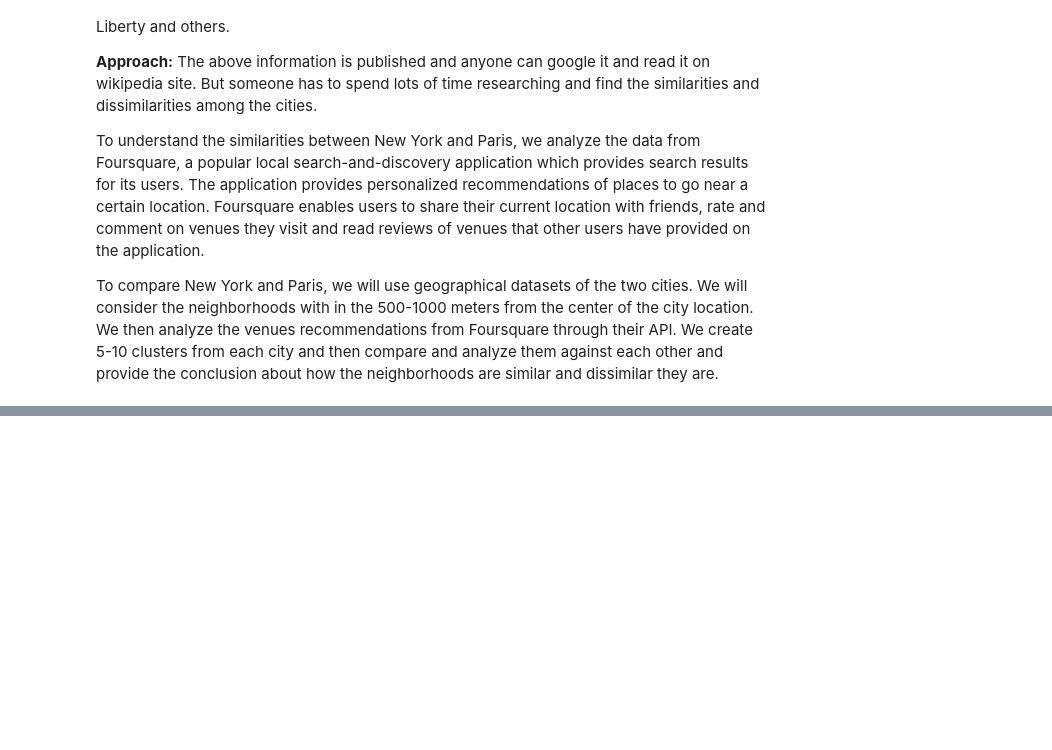
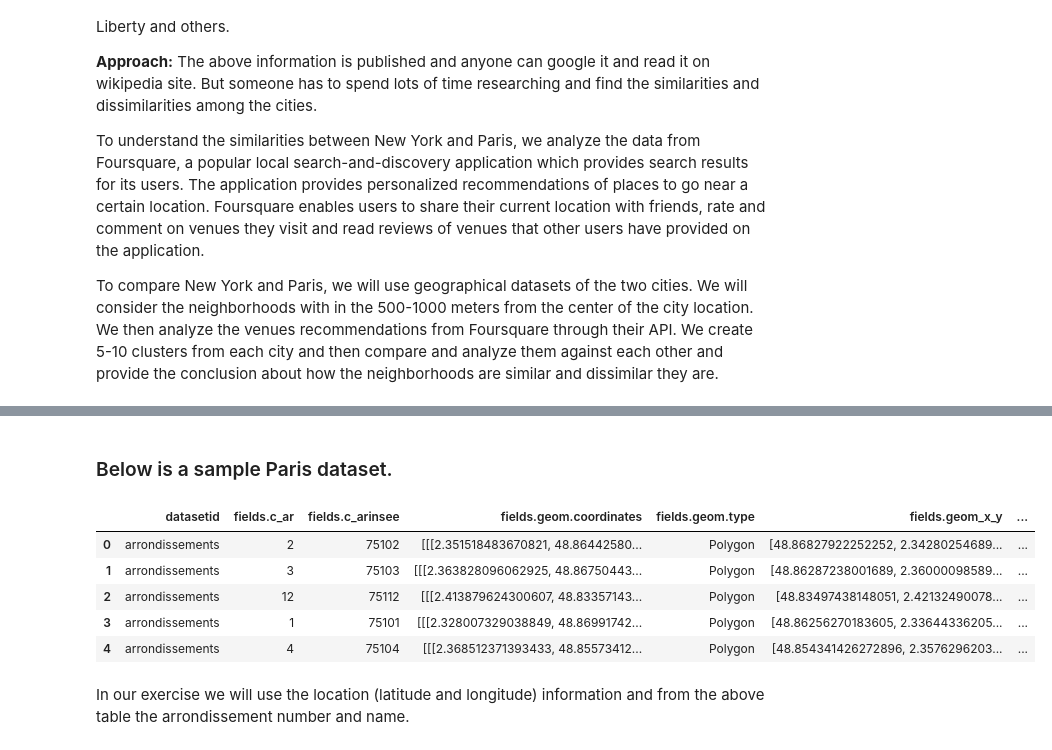
Before and after one commit to nsvasu/Coursera_Capstone, a Jupyter notebook: capstone-battle-of-neighborhoods-ny-pr.ipynb, the cells around one changed output, grey strips where cells are left out. Cells and saved outputs as stored; diff of their text form; code cells hidden in the pictures; blank space fills up the shorter version.

```diff
--- a/capstone-battle-of-neighborhoods-ny-pr.ipynb
+++ b/capstone-battle-of-neighborhoods-ny-pr.ipynb
@@ -18,0 +43,5 @@ To compare New York and Paris, we will use geographical datasets of the two citi
+# %%
+# Get Paris geography data rom https://opendata.paris.fr
+
+with urllib.request.urlopen("https://opendata.paris.fr/explore/dataset/arrondissements/download?format=json&timezone=Europe/Berlin&use_labels_for_header=true") as paris_url:
+   paris_data = json.loads(paris_url.read().decode('utf-8'))
@@ -18,0 +66,14 @@ To compare New York and Paris, we will use geographical datasets of the two citi
+# %% [markdown]
+### Below is a sample Paris dataset.
+# %%
+paris_df = json_normalize(paris_data)
+paris_df.head()
+# %% [output]
+|  | datasetid | fields.c_ar | fields.c_arinsee | fields.geom.coordinates | fields.geom.type | fields.geom_x_y | ... |
+| 0 | arrondissements | 2 | 75102 | [[[2.351518483670821, 48.86442580... | Polygon | [48.86827922252252, 2.34280254689... | ... |
+| 1 | arrondissements | 3 | 75103 | [[[2.363828096062925, 48.86750443... | Polygon | [48.86287238001689, 2.36000098589... | ... |
+| 2 | arrondissements | 12 | 75112 | [[[2.413879624300607, 48.83357143... | Polygon | [48.83497438148051, 2.42132490078... | ... |
+| 3 | arrondissements | 1 | 75101 | [[[2.328007329038849, 48.86991742... | Polygon | [48.86256270183605, 2.33644336205... | ... |
+| 4 | arrondissements | 4 | 75104 | [[[2.368512371393433, 48.85573412... | Polygon | [48.854341426272896, 2.3576296203... | ... |
+# %% [markdown]
+In our exercise we will use the location (latitude and longitude) information and from the above table the arrondissement number and name.
```
Also changed, not shown: parts of 8 cells of this notebook.
